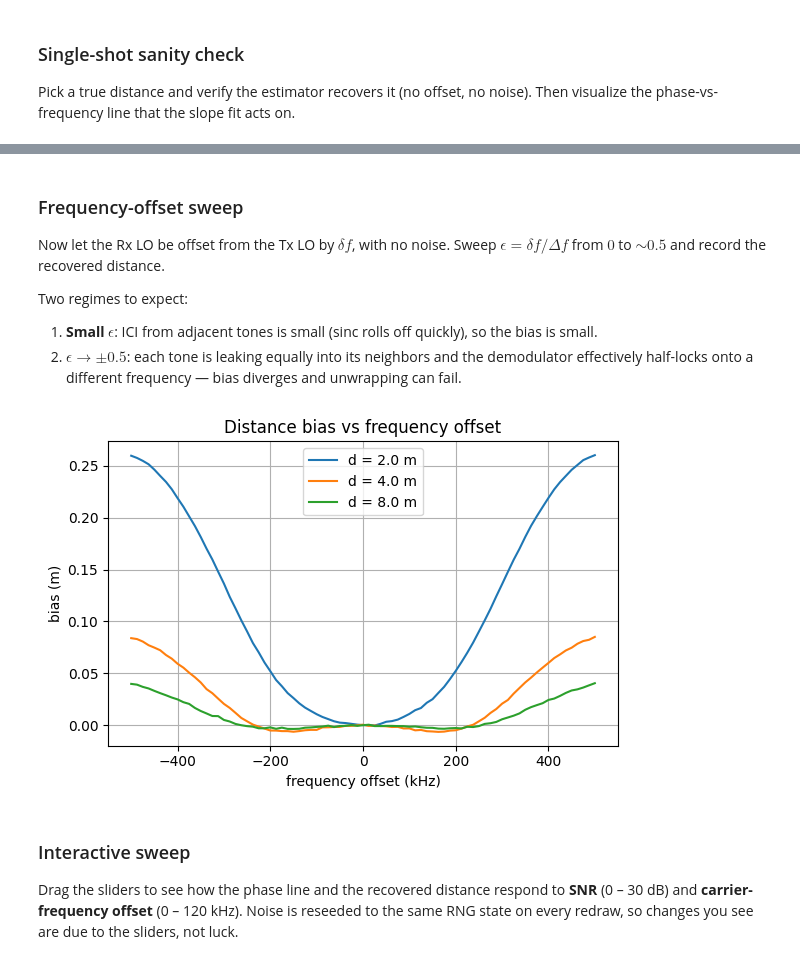
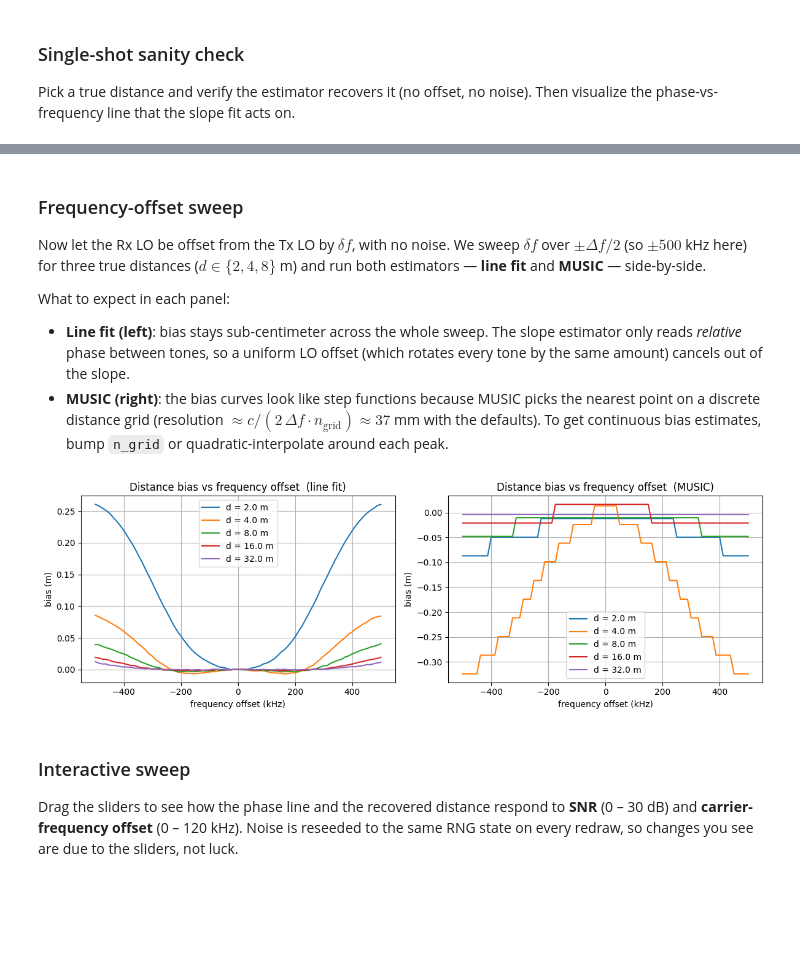
Before and after one commit to jelenesm/trilateration, a Jupyter notebook: distance.ipynb, the cells around one changed output, grey strips where cells are left out. Saved outputs shown, nothing was run; the diff lists cells and outputs as text; code cells hidden in the pictures; blank space fills up the shorter version.

Commit message:
add MUSIC estimator; extract transmit() from simulate(); add line-fit/music method switch; side-by-side sweep and interactive toggle
Co-Authored-By: Claude Opus 4.7 <noreply@anthropic.com>

```diff
--- a/distance.ipynb
+++ b/distance.ipynb
@@ -180,32 +329,35 @@ estimate : 2.9910 m   (residual: -9.012e-03 m)
 # %% [markdown]
 ### Frequency-offset sweep
 
-Now let the Rx LO be offset from the Tx LO by $\delta f$, with no noise. Sweep $\epsilon = \delta f / \Delta f$ from $0$ to $\sim 0.5$ and record the recovered distance.
+Now let the Rx LO be offset from the Tx LO by $\delta f$, with no noise. We sweep $\delta f$ over $\pm \Delta f/2$ (so $\pm 500$ kHz here) for three true distances ($d \in \{2, 4, 8\}$ m) and run both estimators — **line fit** and **MUSIC** — side-by-side.
 
-Two regimes to expect:
+What to expect in each panel:
 
-1. **Small $\epsilon$**: ICI from adjacent tones is small (sinc rolls off quickly), so the bias is small.
-2. **$\epsilon \to \pm 0.5$**: each tone is leaking equally into its neighbors and the demodulator effectively half-locks onto a different frequency — bias diverges and unwrapping can fail.
+- **Line fit (left)**: bias stays sub-centimeter across the whole sweep. The slope estimator only reads *relative* phase between tones, so a uniform LO offset (which rotates every tone by the same amount) cancels out of the slope.
+- **MUSIC (right)**: the bias curves look like step functions because MUSIC picks the nearest point on a discrete distance grid (resolution $\approx c / (2\,\Delta f \cdot n_\text{grid}) \approx 37$ mm with the defaults). To get continuous bias estimates, bump `n_grid` or quadratic-interpolate around each peak.
 # %%
-# Sweep the carrier-frequency offset over +/- half the tone spacing.
-plt.figure(figsize=(6, 4))
+# Sweep the carrier-frequency offset over +/- half the tone spacing, once per method.
 freq_offsets = np.linspace(-0.5 * delta_f, 0.5 * delta_f, 81)  # Hz
-distances = [2.0, 4.0, 8.0]
-for d_true in distances:
-    biases = np.zeros_like(freq_offsets)
-    for i, foff in enumerate(freq_offsets):
-        d_hat_i, *_ = simulate(d_true, freq_offset=foff)
-        biases[i] = d_hat_i - d_true
-    plt.plot(freq_offsets / 1e3, biases, label=f'd = {d_true} m')
-plt.title('Distance bias vs frequency offset')
-plt.xlabel('frequency offset (kHz)')
-plt.ylabel('bias (m)')
-plt.legend()
-plt.grid()
+distances = [2.0, 4.0, 8.0, 16.0, 32.0]
+methods = [('line_fit', 'line fit'), ('music', 'MUSIC')]
+
+fig, axes = plt.subplots(1, 2, figsize=(12, 4))
+for ax, (method, title_method) in zip(axes, methods):
+    for d_true in distances:
+        biases = np.zeros_like(freq_offsets)
+        for i, foff in enumerate(freq_offsets):
+            d_hat_i, *_ = simulate(d_true, freq_offset=foff, method=method)
+            biases[i] = d_hat_i - d_true
+        ax.plot(freq_offsets / 1e3, biases, label=f'd = {d_true} m')
+    ax.set_title(f'Distance bias vs frequency offset  ({title_method})')
+    ax.set_xlabel('frequency offset (kHz)')
+    ax.set_ylabel('bias (m)')
+    ax.legend()
+    ax.grid()
 plt.tight_layout()
 plt.show()
 # %% [output]
-[figure, old version]
+[figure, new version]
 # %% [markdown]
 ### Interactive sweep
 
```
Also changed, not shown: parts of 6 cells of this notebook.
